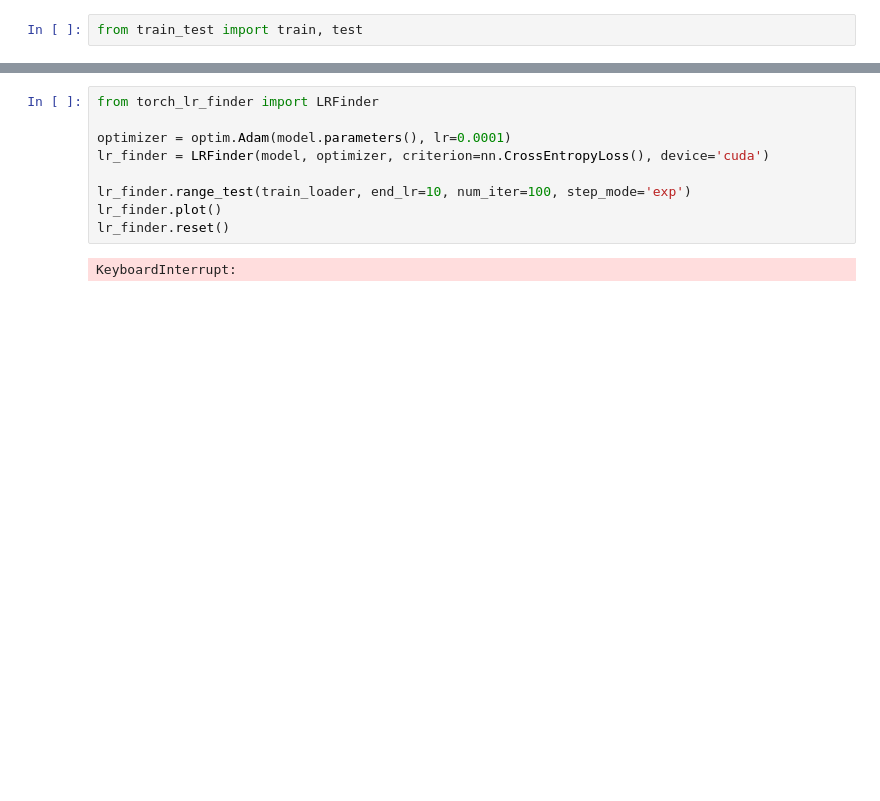
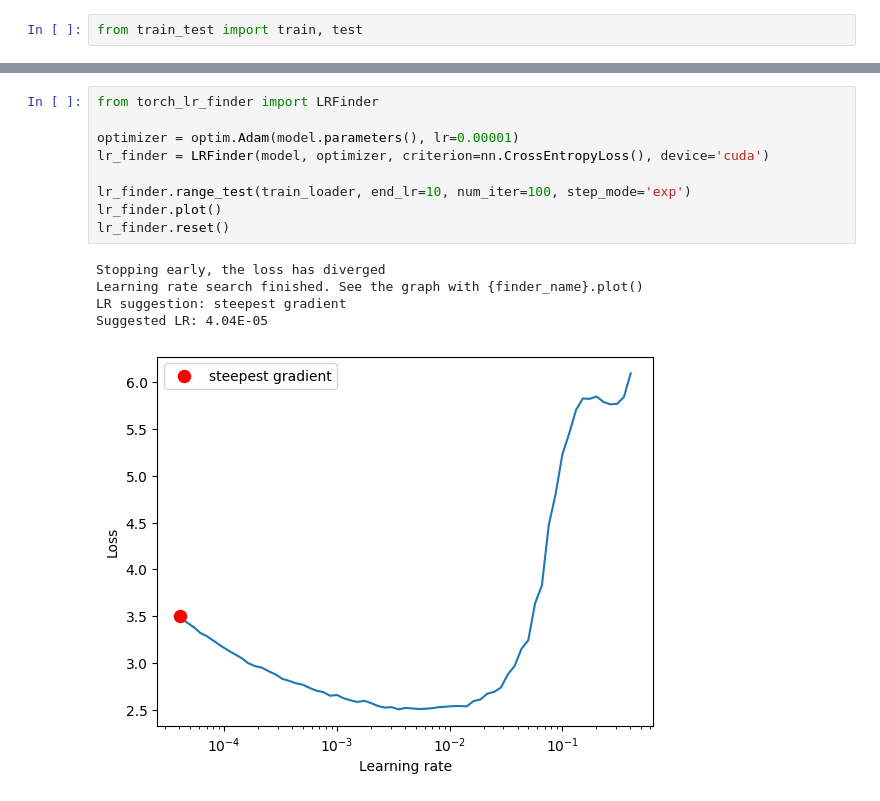
Before and after one commit to hemant1456/ERA_Course, a Jupyter notebook: Assignment_10/assignment10.ipynb, the cells around one changed output, grey strips where cells are left out. Drawn from its saved outputs; the diff is of its cells as text; blank space fills up the shorter version.

```diff
--- a/Assignment_10/assignment10.ipynb
+++ b/Assignment_10/assignment10.ipynb
@@ -54,14 +75,18 @@ from train_test import train, test
 # %%
 from torch_lr_finder import LRFinder
 
-optimizer = optim.Adam(model.parameters(), lr=0.0001)
+optimizer = optim.Adam(model.parameters(), lr=0.00001)
 lr_finder = LRFinder(model, optimizer, criterion=nn.CrossEntropyLoss(), device='cuda')
 
 lr_finder.range_test(train_loader, end_lr=10, num_iter=100, step_mode='exp')
 lr_finder.plot()
 lr_finder.reset()
 # %% [output]
-KeyboardInterrupt:
+Stopping early, the loss has diverged
+Learning rate search finished. See the graph with {finder_name}.plot()
+LR suggestion: steepest gradient
+Suggested LR: 4.04E-05
+[figure, added]
 # %%
 from torch.optim.lr_scheduler import OneCycleLR
 
```
Also changed, not shown: parts of 8 cells of this notebook.
